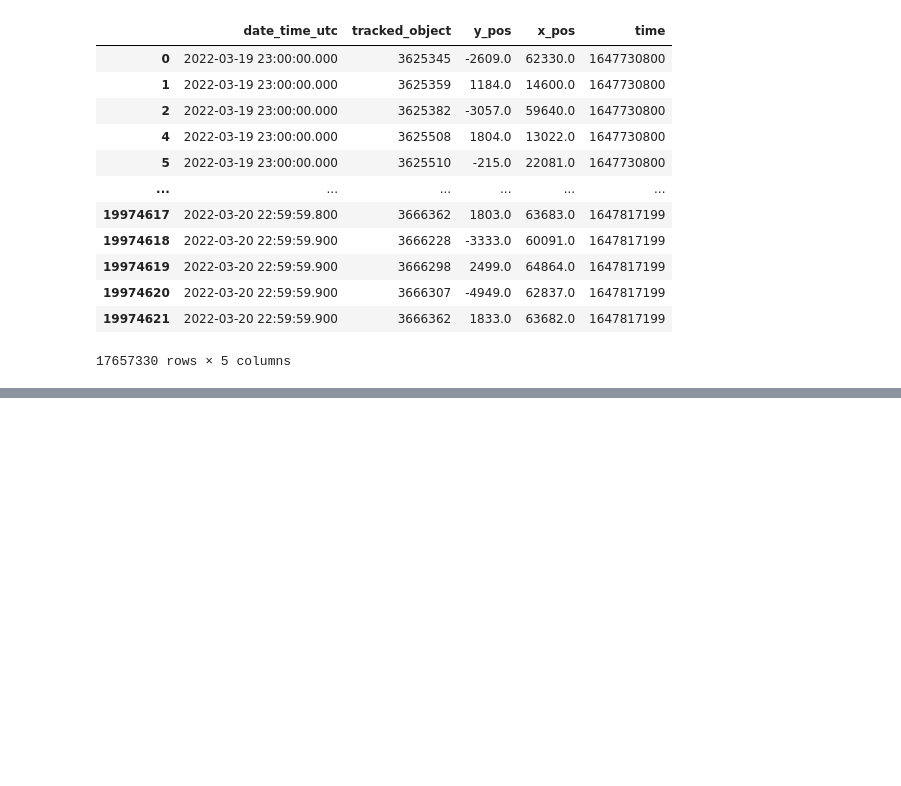
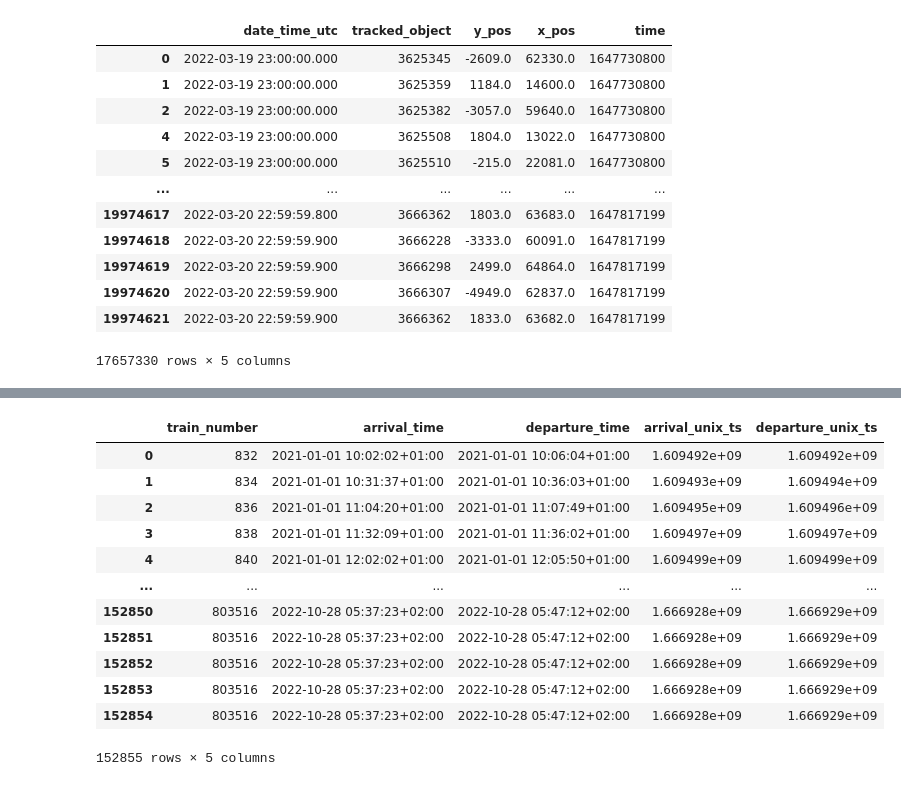
Before and after one commit to mauribadnights/sociophysics, a Jupyter notebook: matrix_generator/matrix_generator1.ipynb, the cells around one changed output, grey strips where cells are left out. Cells and saved outputs as stored; diff of their text form; code cells hidden in the pictures; blank space fills up the shorter version.

```diff
--- a/matrix_generator/matrix_generator1.ipynb
+++ b/matrix_generator/matrix_generator1.ipynb
@@ -97,0 +172,25 @@ for hour in fLst.index:
+# %%
+#Drop non useful columns
+train_data = train_data.drop(columns=['date', 'station', 'door_no', 'door_x', 'door_y'])
+# %%
+def to_unix_timestamp(datetime):
+  return pd.Timestamp(datetime).timestamp()
+
+train_data['arrival_unix_ts'] = train_data['arrival_time'].apply(to_unix_timestamp)
+train_data['departure_unix_ts'] = train_data['departure_time'].apply(to_unix_timestamp)
+# %%
+train_data
+# %% [output]
+|  | train_number | arrival_time | departure_time | arrival_unix_ts | departure_unix_ts |
+| 0 | 832 | 2021-01-01 10:02:02+01:00 | 2021-01-01 10:06:04+01:00 | 1.609492e+09 | 1.609492e+09 |
+| 1 | 834 | 2021-01-01 10:31:37+01:00 | 2021-01-01 10:36:03+01:00 | 1.609493e+09 | 1.609494e+09 |
+| 2 | 836 | 2021-01-01 11:04:20+01:00 | 2021-01-01 11:07:49+01:00 | 1.609495e+09 | 1.609496e+09 |
+| 3 | 838 | 2021-01-01 11:32:09+01:00 | 2021-01-01 11:36:02+01:00 | 1.609497e+09 | 1.609497e+09 |
+| 4 | 840 | 2021-01-01 12:02:02+01:00 | 2021-01-01 12:05:50+01:00 | 1.609499e+09 | 1.609499e+09 |
+| ... | ... | ... | ... | ... | ... |
+| 152850 | 803516 | 2022-10-28 05:37:23+02:00 | 2022-10-28 05:47:12+02:00 | 1.666928e+09 | 1.666929e+09 |
+| 152851 | 803516 | 2022-10-28 05:37:23+02:00 | 2022-10-28 05:47:12+02:00 | 1.666928e+09 | 1.666929e+09 |
+| 152852 | 803516 | 2022-10-28 05:37:23+02:00 | 2022-10-28 05:47:12+02:00 | 1.666928e+09 | 1.666929e+09 |
+| 152853 | 803516 | 2022-10-28 05:37:23+02:00 | 2022-10-28 05:47:12+02:00 | 1.666928e+09 | 1.666929e+09 |
+| 152854 | 803516 | 2022-10-28 05:37:23+02:00 | 2022-10-28 05:47:12+02:00 | 1.666928e+09 | 1.666929e+09 |
+152855 rows × 5 columns
```
Also changed, not shown: parts of 20 cells of this notebook, 2 other files.
